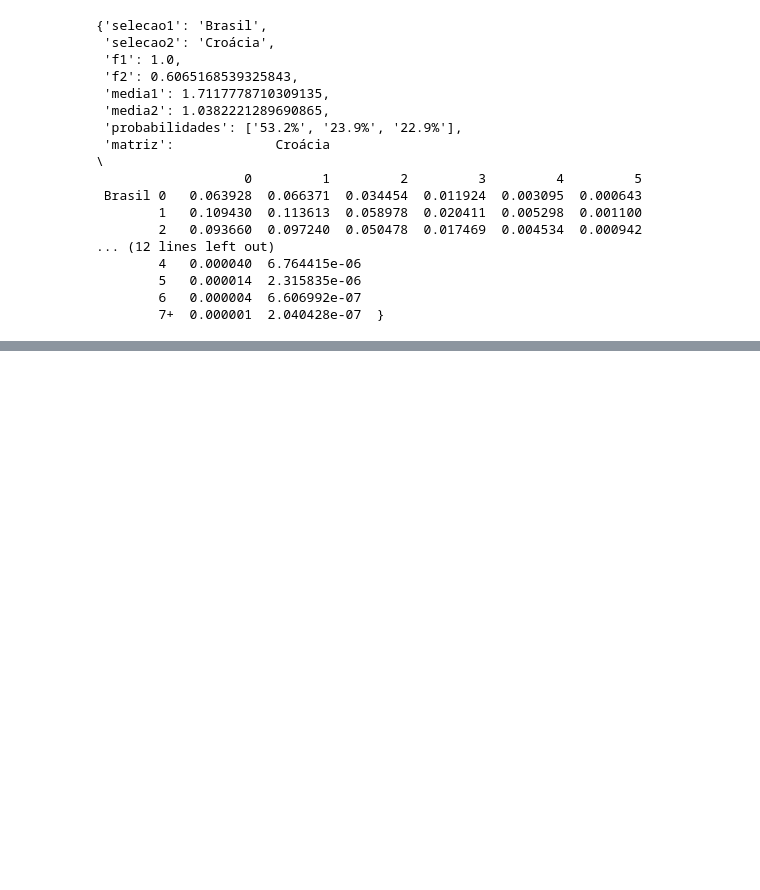
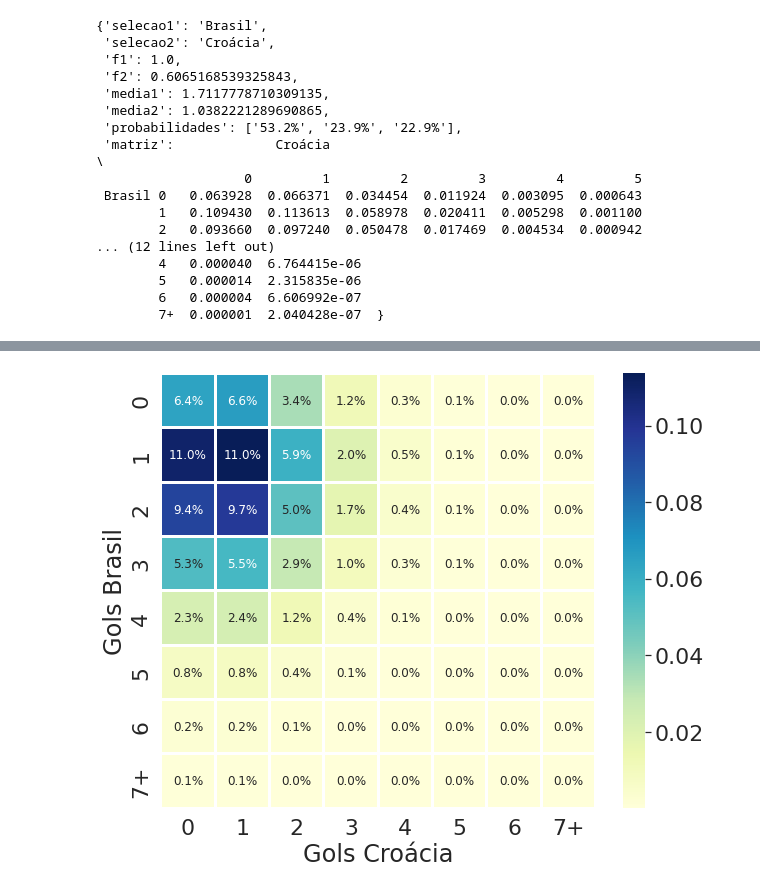
Before and after one commit to joaoeliandro/ia-estimativa-copa-2022, a Jupyter notebook: estimativaCopa2022.ipynb, the cells around one changed output, grey strips where cells are left out. Cells and saved outputs as stored; diff of their text form; code cells hidden in the pictures; blank space fills up the shorter version.

Commit message:
feat: estilizado gráfico de probabilidades de gols com seaborn

```diff
--- a/estimativaCopa2022.ipynb
+++ b/estimativaCopa2022.ipynb
@@ -195,3 +195,25 @@ jogos
 | 45 | 2022-11-28 | 16:00:00 | H | Portugal | Uruguai | NAC. LUSAIL | 40.7% | 25.5% | 33.8% |
 | 46 | 2022-12-02 | 12:00:00 | H | Coreia do Sul | Portugal | CID. EDUCAÇÃO | 21.8% | 23.6% | 54.5% |
 | 47 | 2022-12-02 | 12:00:00 | H | Gana | Uruguai | AL WAKRAH | 7.4% | 16.5% | 76.1% |
+# %%
+import seaborn as sns
+import matplotlib.pyplot as plt
+s1 = 'Brasil'
+s2 = 'Croácia'
+jogo = ProbabilidadesPartidas(s1, s2)
+
+matriz = jogo['matriz']
+
+fig, ax0 = plt.subplots(figsize=(10,8))
+ax = sns.heatmap(matriz, annot=True, square=True, linewidth=2., cmap="YlGnBu",
+                 annot_kws={'fontsize':12},
+                 yticklabels=['0', '1', '2', '3', '4', '5', '6', '7+'],
+                 xticklabels=['0', '1', '2', '3', '4', '5', '6', '7+'])
+for t in ax.texts: t.set_text(f'{str(round(100*float(t.get_text()),1))}%')
+plt.ylabel('Gols ' + s1)
+plt.xlabel('Gols ' + s2)
+fig.show()
+
+# st.write(fig)
+# %% [output]
+[figure, added]
```
